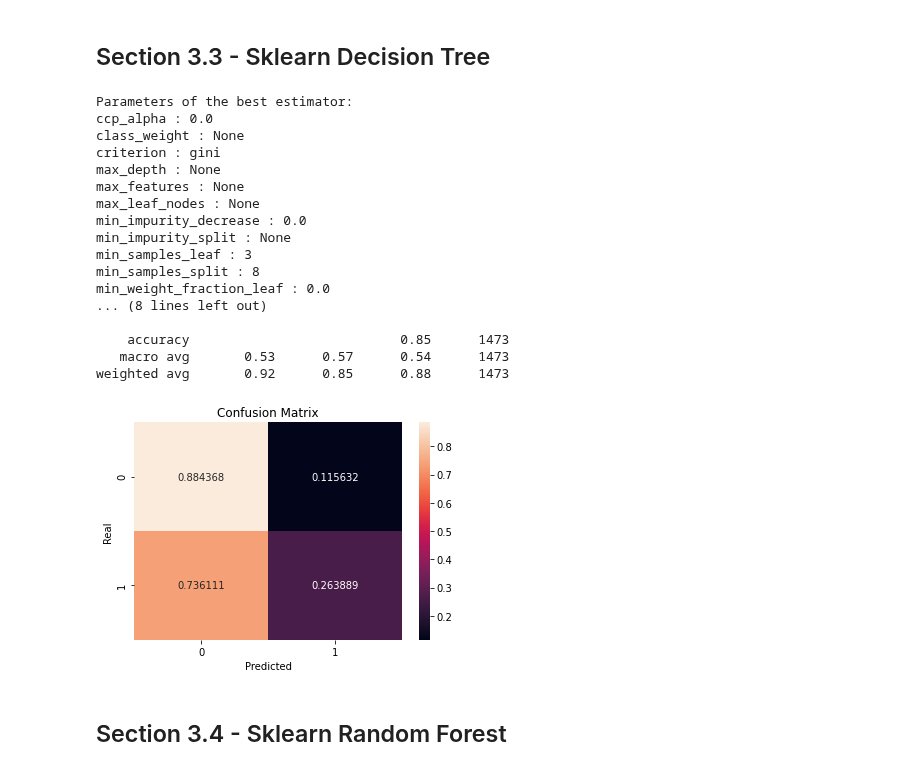
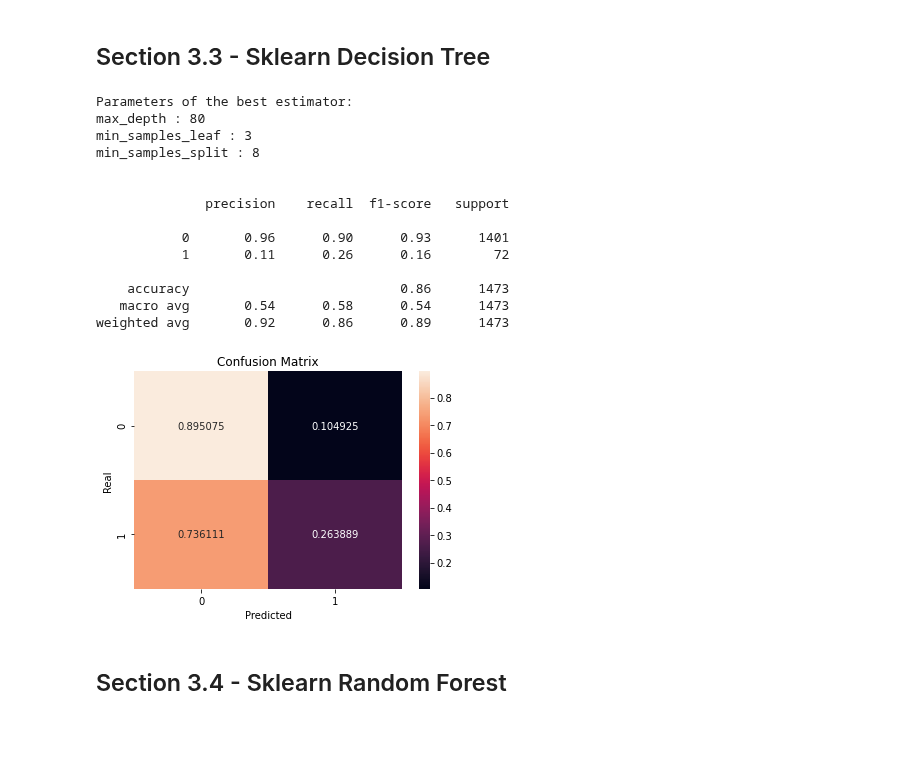
Before and after one commit to iberius96/Classification-task-for-heart-condition, a Jupyter notebook: main.ipynb, the cells around one changed output. Saved outputs shown, nothing was run; the diff lists cells and outputs as text; code cells hidden in the pictures; blank space fills up the shorter version.

```diff
--- a/main.ipynb
+++ b/main.ipynb
@@ -1191,7 +1203,7 @@ def get_best_estimator(*,
                        classifier,
                        X,
                        y,
-                       _cv = 3,
+                       _cv = 5,
                        _scoring = 'f1',
                        verbose = True):
     '''
@@ -1210,15 +1222,15 @@ def get_best_estimator(*,
         The input classes
     _cv: int
         Nr of fold used for cross validation
-    scoring: str
+    _scoring: str
         Strategy used to evaluate the model
     verbose: bool
         Controls whether the parameters for the best estimator are printed
 
     Returns
     ----------
-    best_estimator:
-        Estimator chosen by the search
+    best_params: dict
+        Hyperparameters of the best estimator
     '''
 
     grid_search = GridSearchCV(estimator = classifier,
@@ -1227,49 +1239,50 @@ def get_best_estimator(*,
                                scoring = _scoring,
                                n_jobs = -1)
     grid_search.fit(X, y)
-    best_estimator = grid_search.best_estimator_
+    best_params = grid_search.best_params_
 
     if(verbose):
-        parms = best_estimator.get_params()
         print('Parameters of the best estimator:')
-        for i in parms:
-            print (i,':',parms[i])
+        for i in best_params:
+            print (i,':',best_params[i])
 
-    return best_estimator
+    return best_params
 # %% [markdown]
 ## Section 3.3 - Sklearn Decision Tree <a class="anchor" id="3.3"></a>
 # %%
 sklearn_tree_grid = {
     'max_depth': [None, 80, 90, 100],
     'min_samples_leaf': [3, 4, 5],
     'min_samples_split': [8, 10, 12],
 }
 
-sklearn_tree = get_best_estimator(param_grid = sklearn_tree_grid,
-                                    classifier = DecisionTreeClassifier(),
-                                    X = X_train_SMOTE,
-                                    y = y_train_SMOTE.to_numpy().flatten())
+sklearn_tree_params = get_best_estimator(param_grid = sklearn_tree_grid,
+                                                       classifier = DecisionTreeClassifier(),
+                                                       X = X_train_SMOTE,
+                                                       y = y_train_SMOTE.to_numpy().flatten())
 
-sklearn_forest_class_report = score_model(sklearn_tree, X_test, y_test, 'Sklearn Decision Tree')
+start_time = time.time()
+sklearn_tree = DecisionTreeClassifier(**sklearn_tree_params)
+sklearn_tree.fit(X_train_SMOTE, y_train_SMOTE.to_numpy().flatten())
+fit_time = time.time() - start_time
+
+sklearn_forest_class_report = score_model(sklearn_tree, X_test, y_test, 'Sklearn', 'CART', fit_time)
 # %% [output]
 Parameters of the best estimator:
-ccp_alpha : 0.0
-class_weight : None
-criterion : gini
-max_depth : None
-max_features : None
-max_leaf_nodes : None
-min_impurity_decrease : 0.0
-min_impurity_split : None
+max_depth : 80
 min_samples_leaf : 3
 min_samples_split : 8
-min_weight_fraction_leaf : 0.0
-... (8 lines left out)
 
-    accuracy                           0.85      1473
-   macro avg       0.53      0.57      0.54      1473
-weighted avg       0.92      0.85      0.88      1473
+
+              precision    recall  f1-score   support
+
+           0       0.96      0.90      0.93      1401
+           1       0.11      0.26      0.16        72
+
+    accuracy                           0.86      1473
+   macro avg       0.54      0.58      0.54      1473
+weighted avg       0.92      0.86      0.89      1473
-[figure, old version]
+[figure, new version]
 # %% [markdown]
 ## Section 3.4 - Sklearn Random Forest <a class="anchor" id="3.4"></a>
 # %%
```
Also changed, not shown: parts of 11 cells of this notebook, 2 other files.
